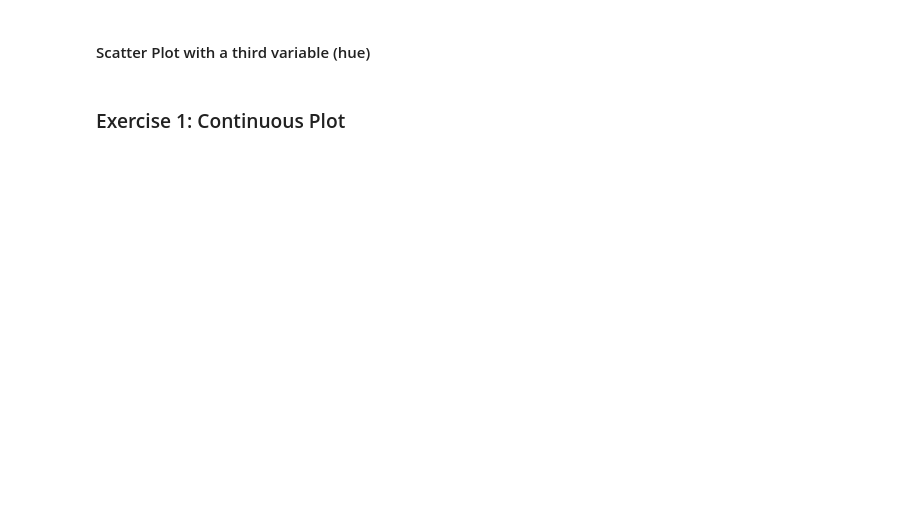
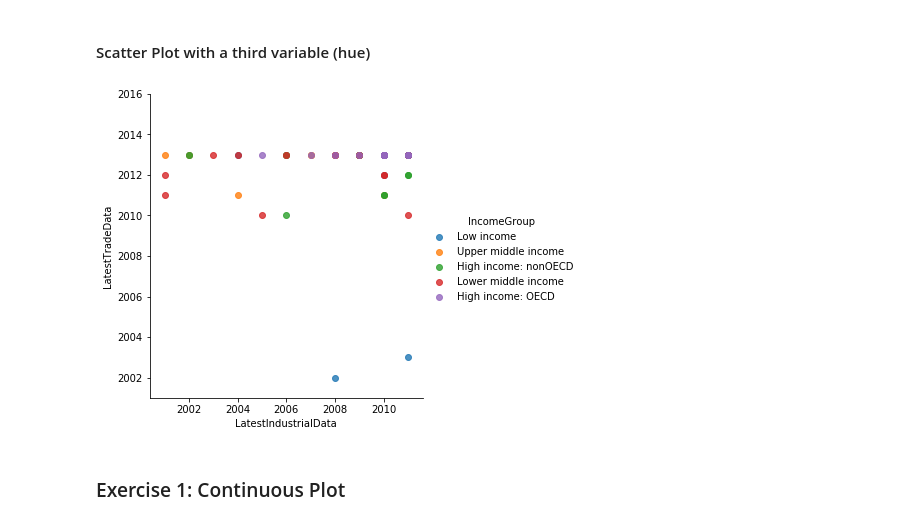
Before and after one commit to yuyang-zhong/dss-s19, a Jupyter notebook: BADSS/BADSS-Workshop 3.ipynb, the cells around one changed output. Saved outputs shown, nothing was run; the diff lists cells and outputs as text; code cells hidden in the pictures; blank space fills up the shorter version.

```diff
--- a/BADSS/BADSS-Workshop 3.ipynb
+++ b/BADSS/BADSS-Workshop 3.ipynb
@@ -67,8 +90,11 @@ plt.ylim(2001, 2016);
 # %% [markdown]
 #### Scatter Plot with a third variable (hue)
 # %%
-s_plot = sns.lmplot(x="LatestIndustrialData", y="LatestTradeData", data=data, hue= "IncomeGroup", fit_reg = False)
+s_plot = sns.lmplot(x="LatestIndustrialData", y="LatestTradeData", data=data,
+                    hue= "IncomeGroup", fit_reg = False)
 plt.ylim(2001, 2016);
+# %% [output]
+[figure, added]
 # %% [markdown]
 ### Exercise 1: Continuous Plot
 # %% [markdown]
```
Also changed, not shown: parts of 27 cells of this notebook.
